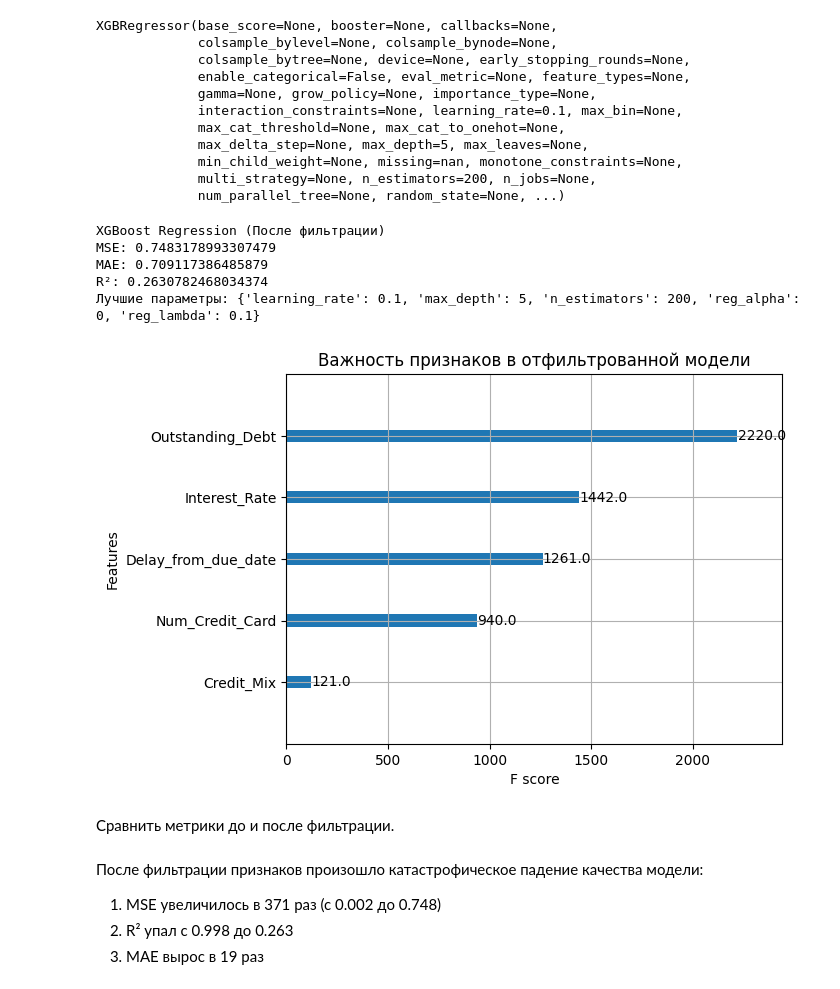
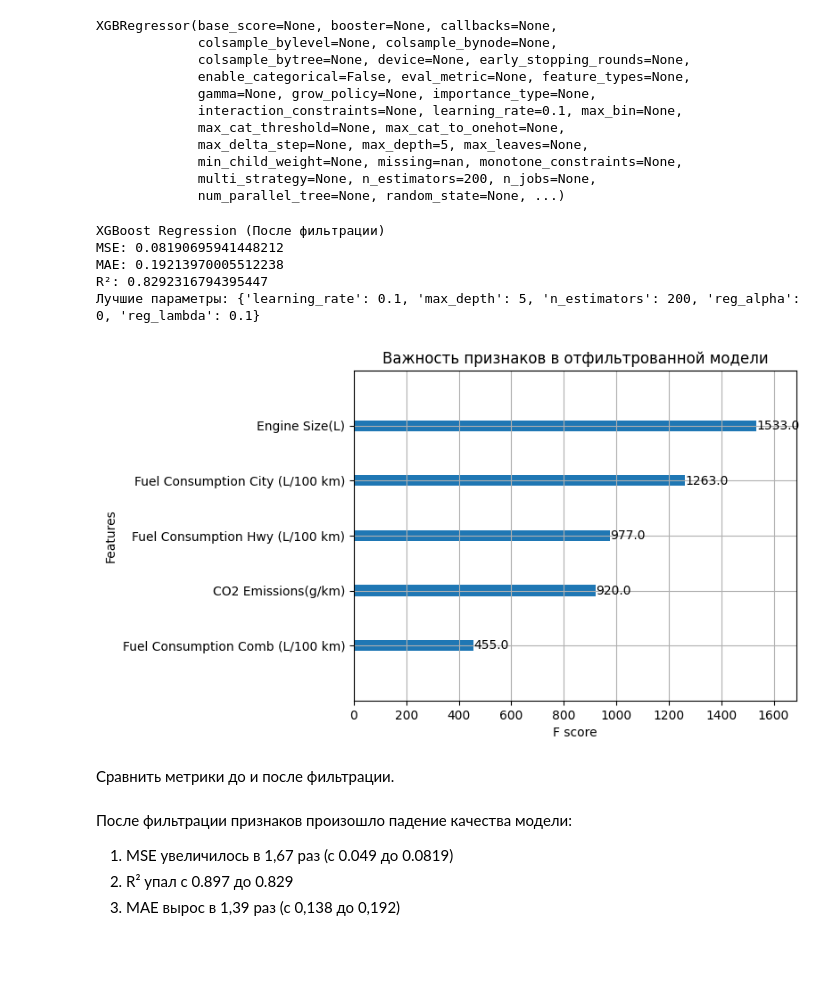
Before and after one commit to Kapodas/technologiesAI_Labs_OsepyanSM_6133, a Jupyter notebook: Lab6/Lab6.ipynb, the cells around one changed output. Saved outputs shown, nothing was run; the diff lists cells and outputs as text; code cells hidden in the pictures; blank space fills up the shorter version.

```diff
--- a/Lab6/Lab6.ipynb
+++ b/Lab6/Lab6.ipynb
@@ -84,8 +80,7 @@ df[quant_features] = scaler.fit_transform(df[quant_features])
 le = LabelEncoder()
 encoder = OneHotEncoder(sparse_output=False)
 data_encoded = df.copy()
-
-categorical_cols = ['Payment_of_Min_Amount', 'Credit_Mix', 'Payment_Behaviour']
+categorical_cols = ['Transmission', 'Vehicle Class']
 encoded_data = encoder.fit_transform(df[categorical_cols])
 encoded_df = pd.DataFrame(
     encoded_data,
@@ -94,5 +89,5 @@ encoded_df = pd.DataFrame(
 )
 
 data_encoded = pd.concat([df.drop(categorical_cols, axis=1), encoded_df], axis=1)
-data_encoded['Credit_Score'] = le.fit_transform(df['Credit_Score'])
+data_encoded['Fuel Type'] = le.fit_transform(df['Fuel Type'])
 # %%
@@ -417,6 +386,6 @@ shap.plots.bar(shap_explanation)
 На основании двух последних графиков и/или используя feature_importance отфильровать признаки (отразить сформулированные выводы в тексте), переобучить лучшую модель.
 # %%
 feature_importance = np.abs(shap_explanation.values).mean(axis=0)
-important_features = X_test_raw.columns[feature_importance > np.quantile(feature_importance, 0.75)]
+important_features = X_test_enc.columns[feature_importance > np.quantile(feature_importance, 0.9)]
 print(important_features)
 # %% [output]
@@ -502,29 +480,27 @@ plt.show()
 # %% [markdown]
 С использованием GridSearchCV/grid_search осуществить подбор гиперпараметра модели линейной регрессии с использованием *XGBoost* или *CatBoost*.
 # %%
-target_reg = 'Annual_Income'
+target_reg = 'Fuel Type'
 cat_features = df.select_dtypes(include=['object']).columns.tolist()
 quant_features = df.select_dtypes(include=['int64', 'float64']).columns.tolist()
 
-# Удаляем целевую переменную из количественных признаков
-if target_reg in quant_features:
-    quant_features.remove(target_reg)
+le = LabelEncoder()
+encoder = OneHotEncoder(sparse_output=False)
+data_encoded = df.copy()
+categorical_cols = ['Transmission', 'Vehicle Class']
+encoded_data = encoder.fit_transform(df[categorical_cols])
+encoded_df = pd.DataFrame(
+    encoded_data,
+    columns=encoder.get_feature_names_out(categorical_cols),
+    index=df.index
+)
 
-# Масштабирование количественных признаков
-scaler = StandardScaler()
-df[quant_features] = scaler.fit_transform(df[quant_features])
-
-# 1. С закодированными категориальными признаками
-data_encoded = df.copy()
-for col in cat_features:
-    data_encoded[col] = LabelEncoder().fit_transform(df[col])
-
-# 2. С категориальными признаками "как есть" (не будем использовать для регрессии)
-data_raw_cat = df.copy()
+data_encoded = pd.concat([df.drop(categorical_cols, axis=1), encoded_df], axis=1)
+data_encoded['Fuel Type'] = le.fit_transform(df['Fuel Type'])
 
 # Разделение данных
 X_encoded = data_encoded.drop(target_reg, axis=1)
-y = data_encoded[target_reg]  # Используем Annual_Income как целевую переменную
+y = data_encoded[target_reg]  # Используем Fuel Type как целевую переменную
 
 X_train_enc, X_test_enc, y_train, y_test = train_test_split(
     X_encoded, y, test_size=0.2, random_state=42
@@ -546,7 +522,7 @@ xgb_gs = GridSearchCV(xgb_reg, params, cv=3, n_jobs=-1, scoring='neg_mean_square
 xgb_gs.fit(X_train_enc, y_train)
 
 # Лучшая модель
-best_xgb_reg = xgb_gs.best_estimator_
+best_xgb_enc = xgb_gs.best_estimator_
 # %% [markdown]
 Вывести метрики *MSE*, *MAE* и *R2* на тестовом наборе.
 # %%
@@ -570,7 +546,7 @@ X_train_filtered = X_train_enc[important_features]
 X_test_filtered = X_test_enc[important_features]
 
 # 4. Переобучаем модель на отобранных признаках
-best_xgb_reg.fit(X_train_filtered, y_train)
+best_xgb_enc.fit(X_train_filtered, y_train)
 # %% [output]
 XGBRegressor(base_score=None, booster=None, callbacks=None,
              colsample_bylevel=None, colsample_bynode=None,
@@ -584,7 +560,7 @@ XGBRegressor(base_score=None, booster=None, callbacks=None,
              multi_strategy=None, n_estimators=200, n_jobs=None,
              num_parallel_tree=None, random_state=None, ...)
 # %%
-y_pred_filtered = best_xgb_reg.predict(X_test_filtered)
+y_pred_filtered = best_xgb_enc.predict(X_test_filtered)
 
 print("XGBoost Regression (После фильтрации)")
 print(f"MSE: {mean_squared_error(y_test, y_pred_filtered)}")
@@ -593,21 +569,21 @@ print(f"R²: {r2_score(y_test, y_pred_filtered)}")
 print("Лучшие параметры:", xgb_gs.best_params_)
 # %% [output]
 XGBoost Regression (После фильтрации)
-MSE: 0.7483178993307479
-MAE: 0.709117386485879
-R²: 0.2630782468034374
+MSE: 0.08190695941448212
+MAE: 0.19213970005512238
+R²: 0.8292316794395447
 Лучшие параметры: {'learning_rate': 0.1, 'max_depth': 5, 'n_estimators': 200, 'reg_alpha': 0, 'reg_lambda': 0.1}
 # %%
-xgb.plot_importance(best_xgb_reg, importance_type='weight')
+xgb.plot_importance(best_xgb_enc, importance_type='weight')
 plt.title('Важность признаков в отфильтрованной модели')
 plt.show()
 # %% [output]
-[figure, old version]
+[figure, new version]
 # %% [markdown]
 Сравнить метрики до и после фильтрации.
 # %% [markdown]
-После фильтрации признаков произошло катастрофическое падение качества модели:
+После фильтрации признаков произошло падение качества модели:
 
-1. MSE увеличилось в 371 раз (с 0.002 до 0.748)
-2. R² упал с 0.998 до 0.263
-3. MAE вырос в 19 раз
+1. MSE увеличилось в 1,67 раз (с 0.049 до 0.0819)
+2. R² упал с 0.897 до 0.829
+3. MAE вырос в 1,39 раз (с 0,138 до 0,192)
```
Also changed, not shown: parts of 24 cells of this notebook, 4 other files.
